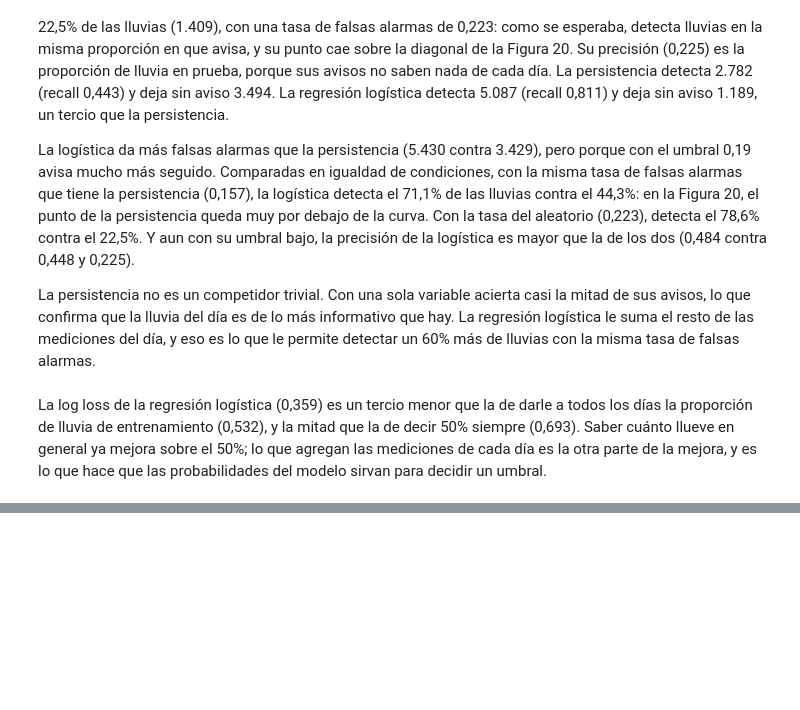
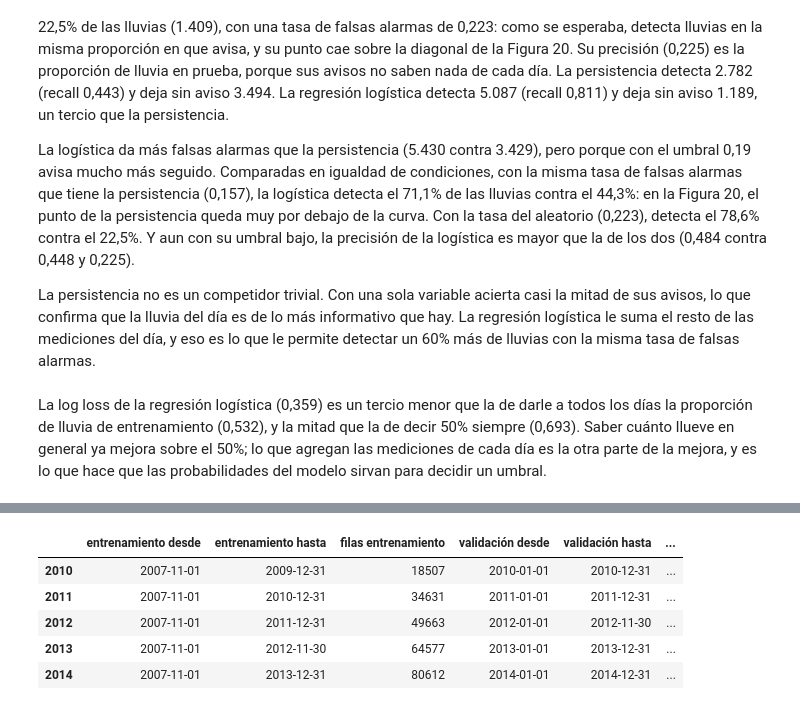
Before and after one commit to LucasD1az/TP_AA1_Tardugno_Diaz_Ferreira, a Jupyter notebook: TP_2/TP-clasificacion-AA1.ipynb, the cells around one changed output, grey strips where cells are left out. Cells and saved outputs as stored; diff of their text form; code cells hidden in the pictures; blank space fills up the shorter version.

```diff
--- a/TP_2/TP-clasificacion-AA1.ipynb
+++ b/TP_2/TP-clasificacion-AA1.ipynb
@@ -2226,0 +2296,22 @@ mejora, y es lo que hace que las probabilidades del modelo sirvan para decidir u
+# %%
+# Cada fold valida un año calendario y entrena con todos los años anteriores
+anio_train = X_train["Date"].dt.year
+anios_validacion = range(2010, 2015)
+folds = [(np.flatnonzero(anio_train < anio), np.flatnonzero(anio_train == anio)) for anio in anios_validacion]
+# %%
+# Período, filas y proporción de días con lluvia de cada fold
+pd.DataFrame({anio: {"entrenamiento desde": X_train["Date"].iloc[entrena].min().date(),
+                     "entrenamiento hasta": X_train["Date"].iloc[entrena].max().date(),
+                     "filas entrenamiento": len(entrena),
+                     "validación desde": X_train["Date"].iloc[valida].min().date(),
+                     "validación hasta": X_train["Date"].iloc[valida].max().date(),
+                     "filas validación": len(valida),
+                     "% lluvia validación": round(y_train.iloc[valida].mean() * 100, 1)}
+              for anio, (entrena, valida) in zip(anios_validacion, folds)}).T
+# %% [output]
+|  | entrenamiento desde | entrenamiento hasta | filas entrenamiento | validación desde | validación hasta | ... |
+| 2010 | 2007-11-01 | 2009-12-31 | 18507 | 2010-01-01 | 2010-12-31 | ... |
+| 2011 | 2007-11-01 | 2010-12-31 | 34631 | 2011-01-01 | 2011-12-31 | ... |
+| 2012 | 2007-11-01 | 2011-12-31 | 49663 | 2012-01-01 | 2012-11-30 | ... |
+| 2013 | 2007-11-01 | 2012-11-30 | 64577 | 2013-01-01 | 2013-12-31 | ... |
+| 2014 | 2007-11-01 | 2013-12-31 | 80612 | 2014-01-01 | 2014-12-31 | ... |
```
Also changed, not shown: parts of 23 cells of this notebook, 1 other file.
